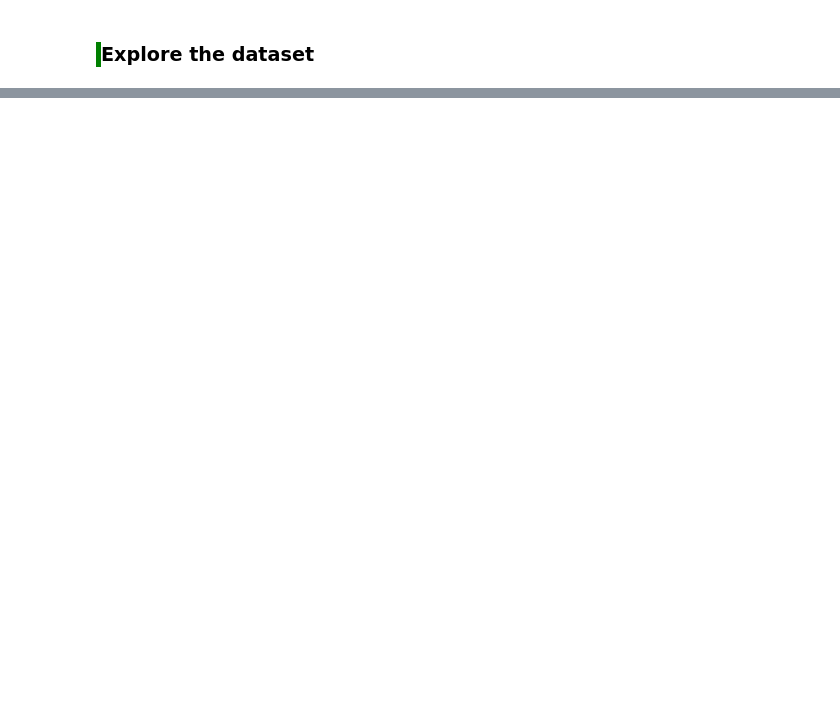
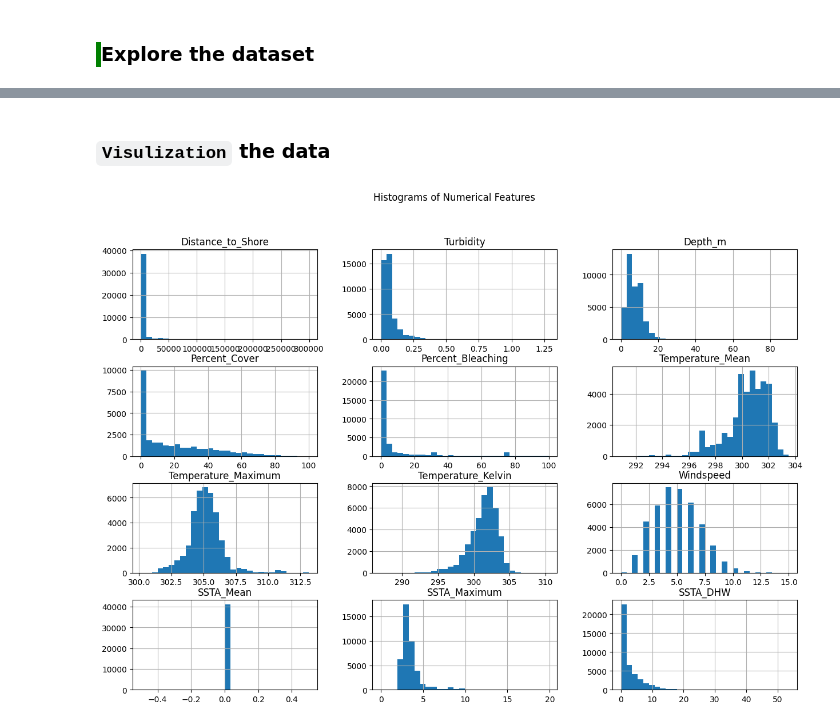
Before and after one commit to minhphan-rmit/rmit2024b-cosc2968-sgs-tut04-team1, a Jupyter notebook: main1.ipynb, the cells around one changed output, grey strips where cells are left out. Saved outputs shown, nothing was run; the diff lists cells and outputs as text; code cells hidden in the pictures; blank space fills up the shorter version.

```diff
--- a/main1.ipynb
+++ b/main1.ipynb
@@ -170,5 +172,7 @@ import joblib
 # %% [markdown]
 ### <div style="border-left: 5px solid green; padding-left: 10px;">Load the Dataset</div>
 # %%
-raw_data = pd.read_csv(r'.\dataset\global_bleaching_environmental.csv')
+file_path = 'dataset/global_bleaching_environmental.csv'
+
+raw_data= pd.read_csv(file_path)
 raw_data.head()
@@ -232,7 +244,8 @@ necessary_features = [
     'Windspeed',
     'SSTA_Mean',
     'SSTA_Maximum',
-    'SSTA_DHW'
+    'SSTA_DHW',
+    'Date'
 ]
 
 # Drop columns that are not in the necessary_features list
@@ -258,0 +270,22 @@ df_filtered.describe()
+# %%
+# Convert columns to numeric, coercing errors to NaN
+numeric_columns = [
+    'Distance_to_Shore',
+    'Turbidity',
+    'Depth_m',
+    'Percent_Cover',
+    'Percent_Bleaching',
+    'Temperature_Mean',
+    'Temperature_Maximum',
+    'Temperature_Kelvin',
+    'Windspeed',
+    'SSTA_Mean',
+    'SSTA_Maximum',
+    'SSTA_DHW'
+]
+
+for col in numeric_columns:
+    df_filtered[col] = pd.to_numeric(df_filtered[col], errors='coerce')
+
+# Display the info of the DataFrame to verify changes
+df_filtered.info()
@@ -258,0 +612,8 @@ df_filtered.describe()
+# %% [markdown]
+### `Visulization` the data
+# %%
+df_filtered[numeric_columns].hist(bins=30, figsize=(15, 10))
+plt.suptitle('Histograms of Numerical Features')
+plt.show()
+# %% [output]
+[figure, added]
```
Also changed, not shown: parts of 17 cells of this notebook, 1 other file.
